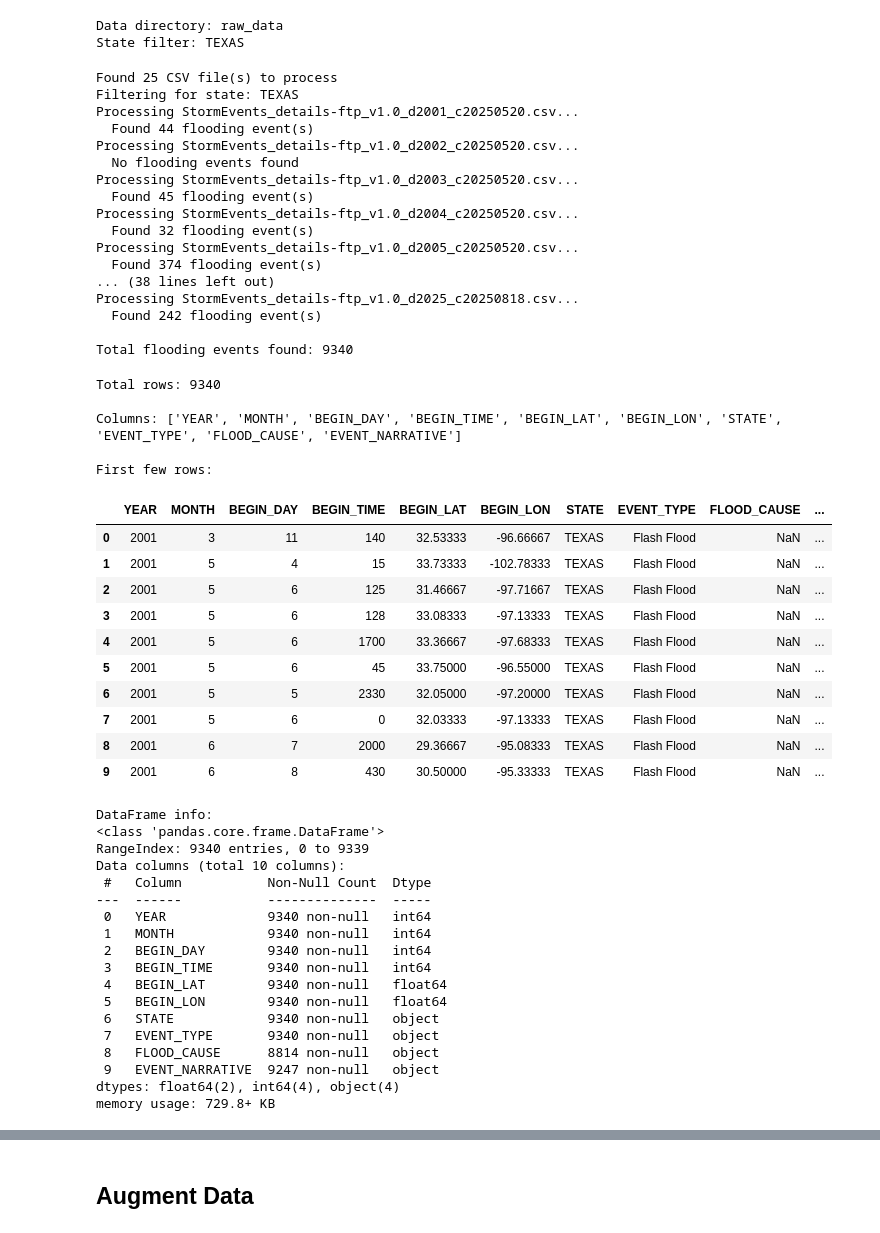
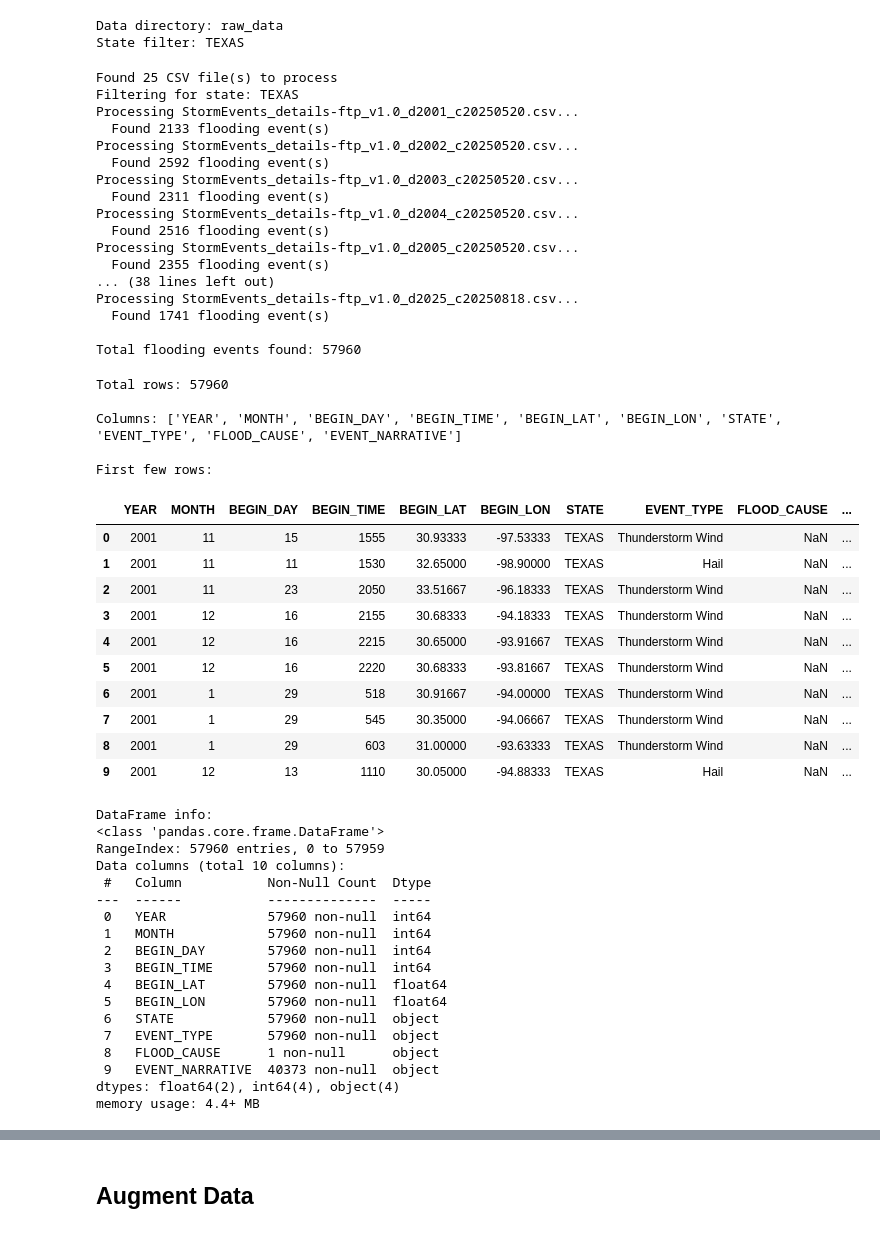
Before and after one commit to AnanthKothuri/GeospatialAIProject, a Jupyter notebook: data/augment_data.ipynb, the cells around one changed output, grey strips where cells are left out. Saved outputs shown, nothing was run; the diff lists cells and outputs as text; code cells hidden in the pictures.

Commit message:
added data for non-flooding events

```diff
--- a/data/augment_data.ipynb
+++ b/data/augment_data.ipynb
@@ -41,7 +41,8 @@ def filter_flooding_events(df: pd.DataFrame, state: str = None) -> pd.DataFrame:
     flood_keywords = ['flood', 'flash flood', 'coastal flood', 'lakeshore flood',
                       'river flood', 'urban flood', 'small stream flood']
 
-    mask = df['EVENT_TYPE'].str.lower().str.contains('|'.join(flood_keywords),
+    # Invert the mask with ~ to select rows that DON'T contain flooding keywords
+    mask = ~df['EVENT_TYPE'].str.lower().str.contains('|'.join(flood_keywords),
                                                        case=False,
                                                        na=False)
     if state is not None:
@@ -158,69 +159,69 @@ print(f"State filter: {state_filter if state_filter else 'None (all states)'}")
 Data directory: raw_data
 State filter: TEXAS
 # %%
-flooding_events_df = process_all_csv_files(str(raw_data_dir), state=state_filter)
+non_flooding_events_df = process_all_csv_files(str(raw_data_dir), state=state_filter)
 # %% [output]
 Found 25 CSV file(s) to process
 Filtering for state: TEXAS
 Processing StormEvents_details-ftp_v1.0_d2001_c20250520.csv...
-  Found 44 flooding event(s)
+  Found 2133 flooding event(s)
 Processing StormEvents_details-ftp_v1.0_d2002_c20250520.csv...
-  No flooding events found
+  Found 2592 flooding event(s)
 Processing StormEvents_details-ftp_v1.0_d2003_c20250520.csv...
-  Found 45 flooding event(s)
+  Found 2311 flooding event(s)
 Processing StormEvents_details-ftp_v1.0_d2004_c20250520.csv...
-  Found 32 flooding event(s)
+  Found 2516 flooding event(s)
 Processing StormEvents_details-ftp_v1.0_d2005_c20250520.csv...
-  Found 374 flooding event(s)
+  Found 2355 flooding event(s)
 ... (38 lines left out)
 Processing StormEvents_details-ftp_v1.0_d2025_c20250818.csv...
-  Found 242 flooding event(s)
+  Found 1741 flooding event(s)
 
-Total flooding events found: 9340
+Total flooding events found: 57960
 # %%
 # Display summary information
-if not flooding_events_df.empty:
-    print(f"\nTotal rows: {len(flooding_events_df)}")
-    print(f"\nColumns: {list(flooding_events_df.columns)}")
+if not non_flooding_events_df.empty:
+    print(f"\nTotal rows: {len(non_flooding_events_df)}")
+    print(f"\nColumns: {list(non_flooding_events_df.columns)}")
     print(f"\nFirst few rows:")
-    display(flooding_events_df.head(10))
+    display(non_flooding_events_df.head(10))
 
     print(f"\nDataFrame info:")
-    flooding_events_df.info()
+    non_flooding_events_df.info()
 else:
     print("No flooding events found.")
 # %% [output]
-Total rows: 9340
+Total rows: 57960
 
 Columns: ['YEAR', 'MONTH', 'BEGIN_DAY', 'BEGIN_TIME', 'BEGIN_LAT', 'BEGIN_LON', 'STATE', 'EVENT_TYPE', 'FLOOD_CAUSE', 'EVENT_NARRATIVE']
 
 First few rows:
 |  | YEAR | MONTH | BEGIN_DAY | BEGIN_TIME | BEGIN_LAT | BEGIN_LON | STATE | EVENT_TYPE | FLOOD_CAUSE | ... |
-| 0 | 2001 | 3 | 11 | 140 | 32.53333 | -96.66667 | TEXAS | Flash Flood | NaN | ... |
-| 1 | 2001 | 5 | 4 | 15 | 33.73333 | -102.78333 | TEXAS | Flash Flood | NaN | ... |
-| 2 | 2001 | 5 | 6 | 125 | 31.46667 | -97.71667 | TEXAS | Flash Flood | NaN | ... |
-| 3 | 2001 | 5 | 6 | 128 | 33.08333 | -97.13333 | TEXAS | Flash Flood | NaN | ... |
-| 4 | 2001 | 5 | 6 | 1700 | 33.36667 | -97.68333 | TEXAS | Flash Flood | NaN | ... |
-| 5 | 2001 | 5 | 6 | 45 | 33.75000 | -96.55000 | TEXAS | Flash Flood | NaN | ... |
-| 6 | 2001 | 5 | 5 | 2330 | 32.05000 | -97.20000 | TEXAS | Flash Flood | NaN | ... |
-| 7 | 2001 | 5 | 6 | 0 | 32.03333 | -97.13333 | TEXAS | Flash Flood | NaN | ... |
-| 8 | 2001 | 6 | 7 | 2000 | 29.36667 | -95.08333 | TEXAS | Flash Flood | NaN | ... |
-| 9 | 2001 | 6 | 8 | 430 | 30.50000 | -95.33333 | TEXAS | Flash Flood | NaN | ... |
+| 0 | 2001 | 11 | 15 | 1555 | 30.93333 | -97.53333 | TEXAS | Thunderstorm Wind | NaN | ... |
+| 1 | 2001 | 11 | 11 | 1530 | 32.65000 | -98.90000 | TEXAS | Hail | NaN | ... |
+| 2 | 2001 | 11 | 23 | 2050 | 33.51667 | -96.18333 | TEXAS | Thunderstorm Wind | NaN | ... |
+| 3 | 2001 | 12 | 16 | 2155 | 30.68333 | -94.18333 | TEXAS | Thunderstorm Wind | NaN | ... |
+| 4 | 2001 | 12 | 16 | 2215 | 30.65000 | -93.91667 | TEXAS | Thunderstorm Wind | NaN | ... |
+| 5 | 2001 | 12 | 16 | 2220 | 30.68333 | -93.81667 | TEXAS | Thunderstorm Wind | NaN | ... |
+| 6 | 2001 | 1 | 29 | 518 | 30.91667 | -94.00000 | TEXAS | Thunderstorm Wind | NaN | ... |
+| 7 | 2001 | 1 | 29 | 545 | 30.35000 | -94.06667 | TEXAS | Thunderstorm Wind | NaN | ... |
+| 8 | 2001 | 1 | 29 | 603 | 31.00000 | -93.63333 | TEXAS | Thunderstorm Wind | NaN | ... |
+| 9 | 2001 | 12 | 13 | 1110 | 30.05000 | -94.88333 | TEXAS | Hail | NaN | ... |
 DataFrame info:
 <class 'pandas.core.frame.DataFrame'>
-RangeIndex: 9340 entries, 0 to 9339
+RangeIndex: 57960 entries, 0 to 57959
 Data columns (total 10 columns):
  #   Column           Non-Null Count  Dtype
 ---  ------           --------------  -----
- 0   YEAR             9340 non-null   int64
- 1   MONTH            9340 non-null   int64
- 2   BEGIN_DAY        9340 non-null   int64
- 3   BEGIN_TIME       9340 non-null   int64
- 4   BEGIN_LAT        9340 non-null   float64
- 5   BEGIN_LON        9340 non-null   float64
- 6   STATE            9340 non-null   object
- 7   EVENT_TYPE       9340 non-null   object
- 8   FLOOD_CAUSE      8814 non-null   object
- 9   EVENT_NARRATIVE  9247 non-null   object
+ 0   YEAR             57960 non-null  int64
+ 1   MONTH            57960 non-null  int64
+ 2   BEGIN_DAY        57960 non-null  int64
+ 3   BEGIN_TIME       57960 non-null  int64
+ 4   BEGIN_LAT        57960 non-null  float64
+ 5   BEGIN_LON        57960 non-null  float64
+ 6   STATE            57960 non-null  object
+ 7   EVENT_TYPE       57960 non-null  object
+ 8   FLOOD_CAUSE      1 non-null      object
+ 9   EVENT_NARRATIVE  40373 non-null  object
 dtypes: float64(2), int64(4), object(4)
-memory usage: 729.8+ KB
+memory usage: 4.4+ MB
```
Also changed, not shown: parts of 2 cells of this notebook, 1 other file.
